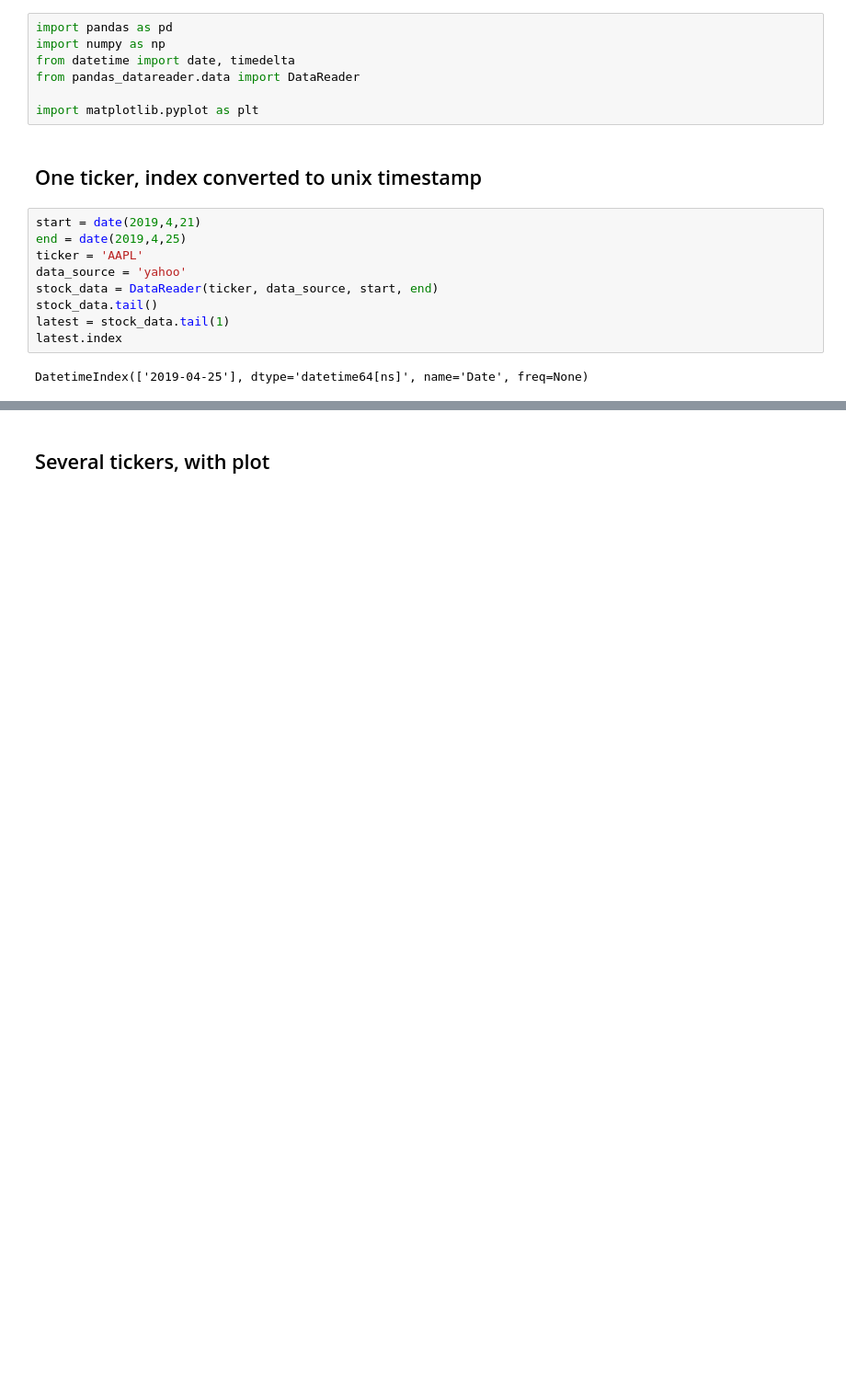
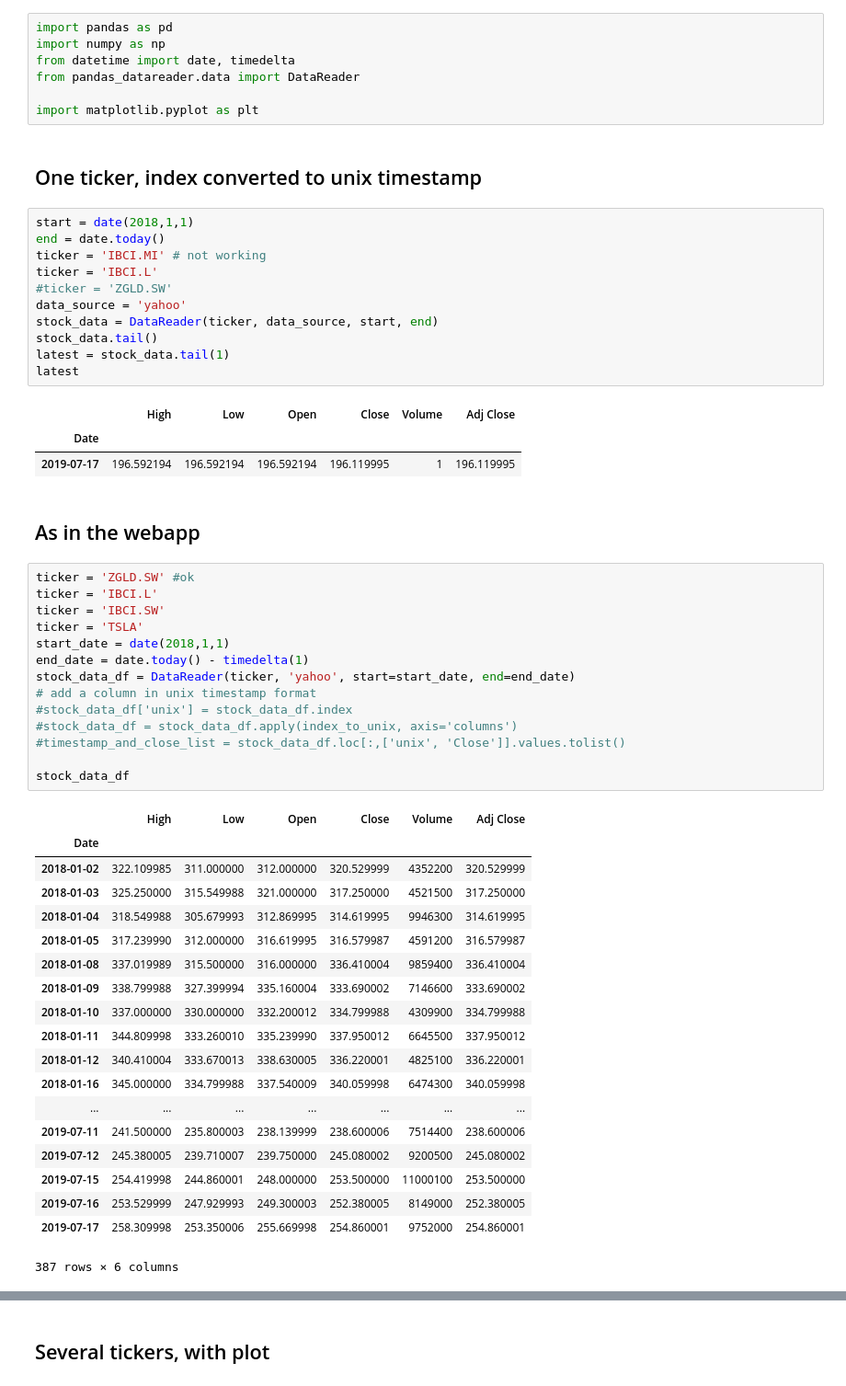
Before and after one commit to jbraure/Python_for_Finance, a Jupyter notebook: Python for Finance.ipynb, the cells around one changed output, grey strips where cells are left out. Shown at 92% size. Drawn from its saved outputs; the diff is of its cells as text; blank space fills up the shorter version.

```diff
--- a/Python for Finance.ipynb
+++ b/Python for Finance.ipynb
@@ -14,14 +32,54 @@ import matplotlib.pyplot as plt
 # %% [markdown]
 ## One ticker, index converted to unix timestamp
 # %%
-start = date(2019,4,21)
-end = date(2019,4,25)
-ticker = 'AAPL'
+start = date(2018,1,1)
+end = date.today()
+ticker = 'IBCI.MI' # not working
+ticker = 'IBCI.L'
+#ticker = 'ZGLD.SW'
 data_source = 'yahoo'
 stock_data = DataReader(ticker, data_source, start, end)
 stock_data.tail()
 latest = stock_data.tail(1)
-latest.index
+latest
 # %% [output]
-DatetimeIndex(['2019-04-25'], dtype='datetime64[ns]', name='Date', freq=None)
+|  | High | Low | Open | Close | Volume | Adj Close |
+| Date |  |  |  |  |  |  |
+| 2019-07-17 | 196.592194 | 196.592194 | 196.592194 | 196.119995 | 1 | 196.119995 |
+# %% [markdown]
+## As in the webapp
+# %%
+ticker = 'ZGLD.SW' #ok
+ticker = 'IBCI.L'
+ticker = 'IBCI.SW'
+ticker = 'TSLA'
+start_date = date(2018,1,1)
+end_date = date.today() - timedelta(1)
+stock_data_df = DataReader(ticker, 'yahoo', start=start_date, end=end_date)
+# add a column in unix timestamp format
+#stock_data_df['unix'] = stock_data_df.index
+#stock_data_df = stock_data_df.apply(index_to_unix, axis='columns')
+#timestamp_and_close_list = stock_data_df.loc[:,['unix', 'Close']].values.tolist()
+
+stock_data_df
+# %% [output]
+|  | High | Low | Open | Close | Volume | Adj Close |
+| Date |  |  |  |  |  |  |
+| 2018-01-02 | 322.109985 | 311.000000 | 312.000000 | 320.529999 | 4352200 | 320.529999 |
+| 2018-01-03 | 325.250000 | 315.549988 | 321.000000 | 317.250000 | 4521500 | 317.250000 |
+| 2018-01-04 | 318.549988 | 305.679993 | 312.869995 | 314.619995 | 9946300 | 314.619995 |
+| 2018-01-05 | 317.239990 | 312.000000 | 316.619995 | 316.579987 | 4591200 | 316.579987 |
+| 2018-01-08 | 337.019989 | 315.500000 | 316.000000 | 336.410004 | 9859400 | 336.410004 |
+| 2018-01-09 | 338.799988 | 327.399994 | 335.160004 | 333.690002 | 7146600 | 333.690002 |
+| 2018-01-10 | 337.000000 | 330.000000 | 332.200012 | 334.799988 | 4309900 | 334.799988 |
+| 2018-01-11 | 344.809998 | 333.260010 | 335.239990 | 337.950012 | 6645500 | 337.950012 |
+| 2018-01-12 | 340.410004 | 333.670013 | 338.630005 | 336.220001 | 4825100 | 336.220001 |
+| 2018-01-16 | 345.000000 | 334.799988 | 337.540009 | 340.059998 | 6474300 | 340.059998 |
+| ... | ... | ... | ... | ... | ... | ... |
+| 2019-07-11 | 241.500000 | 235.800003 | 238.139999 | 238.600006 | 7514400 | 238.600006 |
+| 2019-07-12 | 245.380005 | 239.710007 | 239.750000 | 245.080002 | 9200500 | 245.080002 |
+| 2019-07-15 | 254.419998 | 244.860001 | 248.000000 | 253.500000 | 11000100 | 253.500000 |
+| 2019-07-16 | 253.529999 | 247.929993 | 249.300003 | 252.380005 | 8149000 | 252.380005 |
+| 2019-07-17 | 258.309998 | 253.350006 | 255.669998 | 254.860001 | 9752000 | 254.860001 |
+387 rows × 6 columns
 # %%
```
Also changed, not shown: parts of 10 cells of this notebook.
